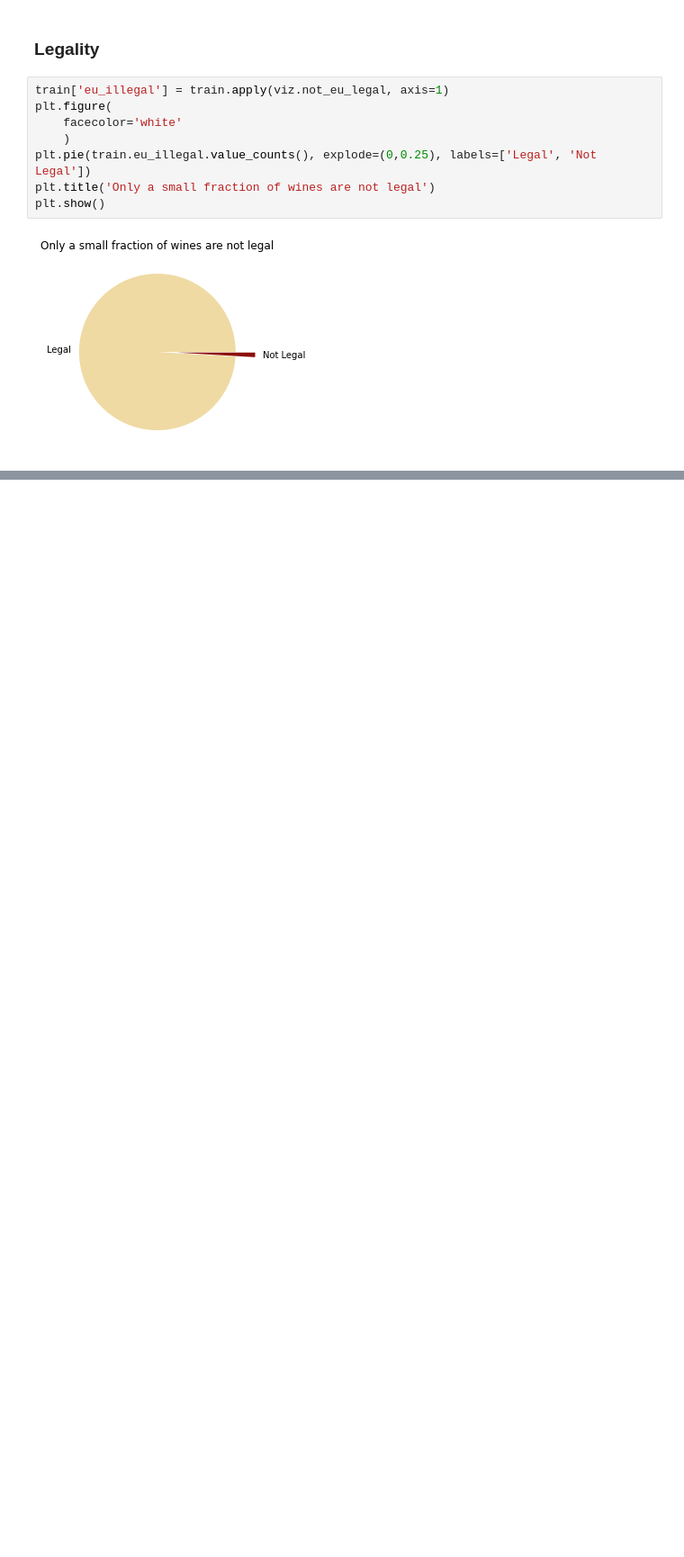
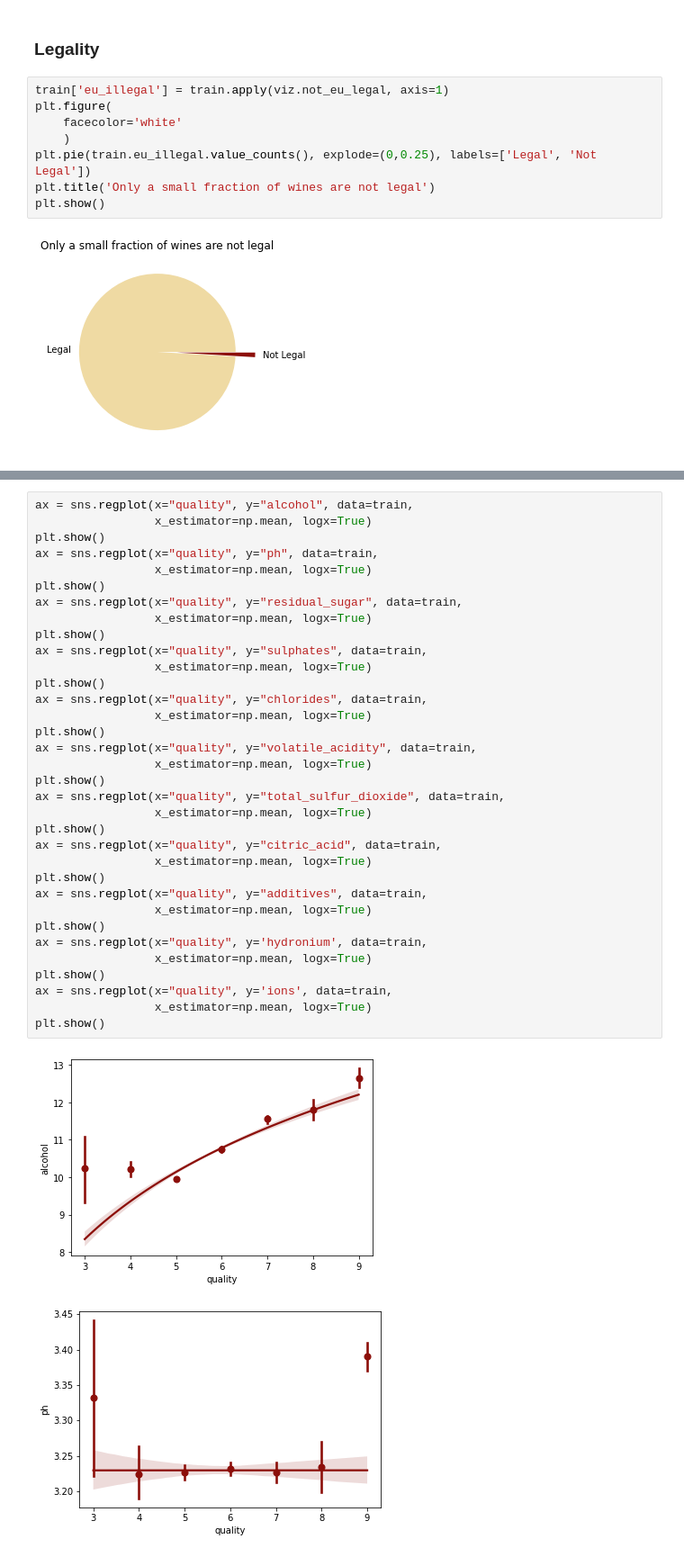
Before and after one commit to MrEnigmamgine/jtl_wine_quality, a Jupyter notebook: Final Report.ipynb, the cells around one changed output, grey strips where cells are left out. Shown at 90% size. Saved outputs shown, nothing was run; the diff lists cells and outputs as text; blank space fills up the shorter version.

```diff
--- a/Final Report.ipynb
+++ b/Final Report.ipynb
@@ -306,0 +396,37 @@ plt.show()
+# %%
+ax = sns.regplot(x="quality", y="alcohol", data=train,
+                 x_estimator=np.mean, logx=True)
+plt.show()
+ax = sns.regplot(x="quality", y="ph", data=train,
+                 x_estimator=np.mean, logx=True)
+plt.show()
+ax = sns.regplot(x="quality", y="residual_sugar", data=train,
+                 x_estimator=np.mean, logx=True)
+plt.show()
+ax = sns.regplot(x="quality", y="sulphates", data=train,
+                 x_estimator=np.mean, logx=True)
+plt.show()
+ax = sns.regplot(x="quality", y="chlorides", data=train,
+                 x_estimator=np.mean, logx=True)
+plt.show()
+ax = sns.regplot(x="quality", y="volatile_acidity", data=train,
+                 x_estimator=np.mean, logx=True)
+plt.show()
+ax = sns.regplot(x="quality", y="total_sulfur_dioxide", data=train,
+                 x_estimator=np.mean, logx=True)
+plt.show()
+ax = sns.regplot(x="quality", y="citric_acid", data=train,
+                 x_estimator=np.mean, logx=True)
+plt.show()
+ax = sns.regplot(x="quality", y="additives", data=train,
+                 x_estimator=np.mean, logx=True)
+plt.show()
+ax = sns.regplot(x="quality", y='hydronium', data=train,
+                 x_estimator=np.mean, logx=True)
+plt.show()
+ax = sns.regplot(x="quality", y='ions', data=train,
+                 x_estimator=np.mean, logx=True)
+plt.show()
+# %% [output]
+[figure, added]
+[figure, added]
```
Also changed, not shown: parts of 14 cells of this notebook, 1 other file.
